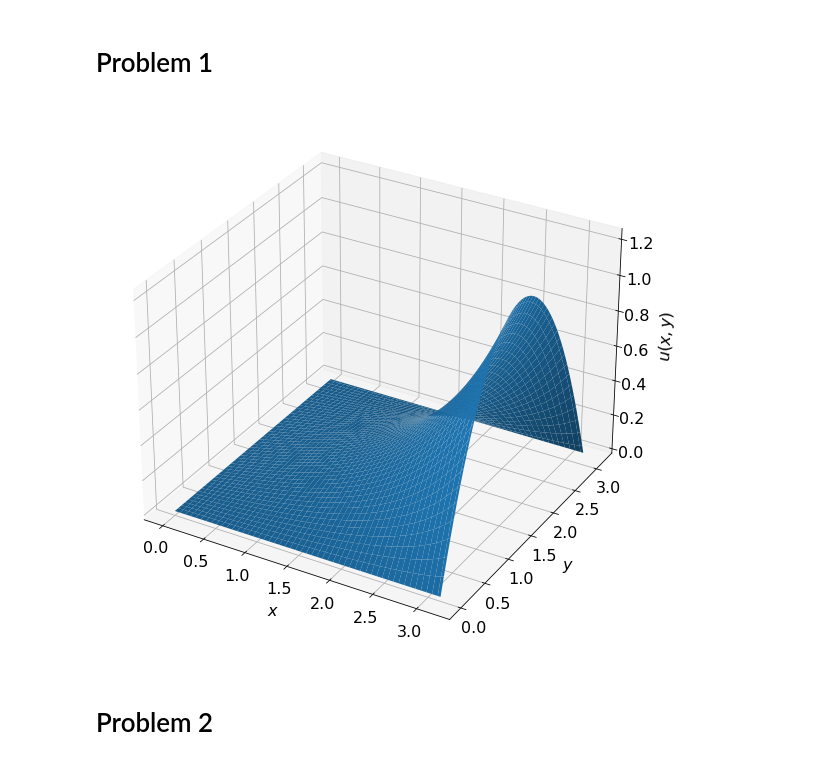
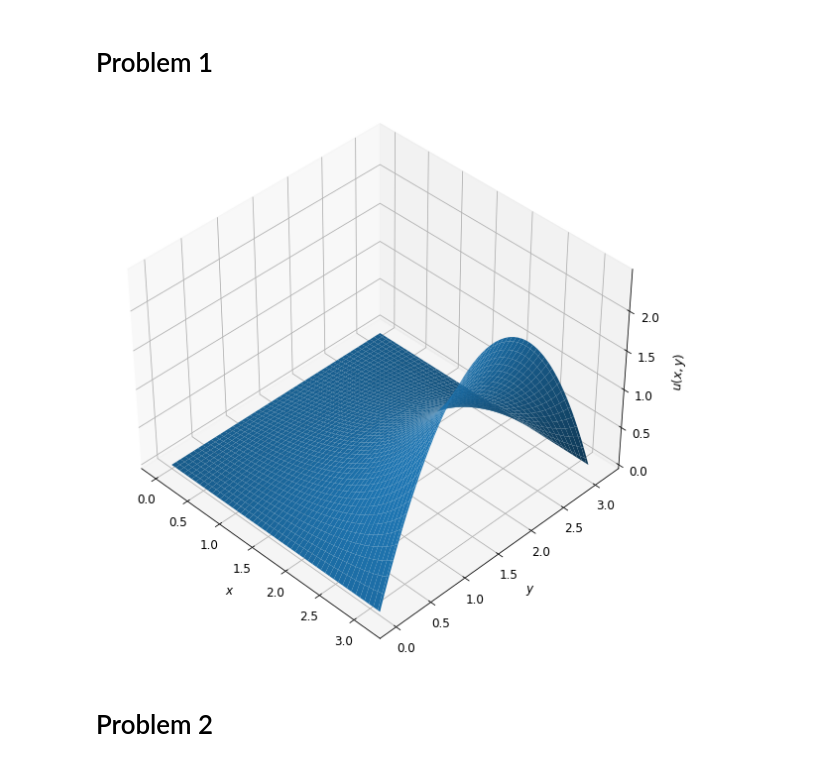
Before and after one commit to philw-23/AMATH503, a Jupyter notebook: hw4/AMATH503_HW4.ipynb, the cells around one changed output. Cells and saved outputs as stored; diff of their text form; code cells hidden in the pictures.

```diff
--- a/hw4/AMATH503_HW4.ipynb
+++ b/hw4/AMATH503_HW4.ipynb
@@ -1,29 +1,31 @@
 # %%
 import numpy as np
 import matplotlib.pyplot as plt
-plt.rcParams.update({'font.size': 16})
+plt.rcParams.update({'font.size': 12})
 # %% [markdown]
 # Problem 1
 # %%
 x = np.linspace(0, np.pi, 100)
 y = x.copy()
 X, Y = np.meshgrid(x, y)
-u_n = lambda n, x, y: -2*(np.cos(np.pi * n) - 1)/(np.sinh(np.pi * n)*np.pi*n**3) * \
+u_n = lambda n, x, y: -4*(np.cos(np.pi * n) - 1)/(np.sinh(np.pi * n)*np.pi*n**3) * \
                         np.sinh(n*x)*np.sin(n*y)
 sol = np.zeros(X.shape)
 for n in range(1, 100 + 1):
     sol += u_n(n, X, Y)
 
 
 fig = plt.figure(figsize=(12, 10))
 ax = plt.axes(projection='3d')
 ax.plot_surface(X, Y, sol)
+ax.view_init(40, -45)
 ax.set_xlabel('$x$', labelpad=10)
 ax.set_ylabel('$y$', labelpad=10)
 ax.set_zlabel('$u(x, y)$', labelpad=10)
+plt.savefig('./Problem_1.png', bbox_inches='tight')
 plt.show()
 # %% [output]
-[figure, old version]
+[figure, new version]
 # %% [markdown]
 # Problem 2
 # %%
```
Also changed, not shown: parts of 2 cells of this notebook, 4 other files.
